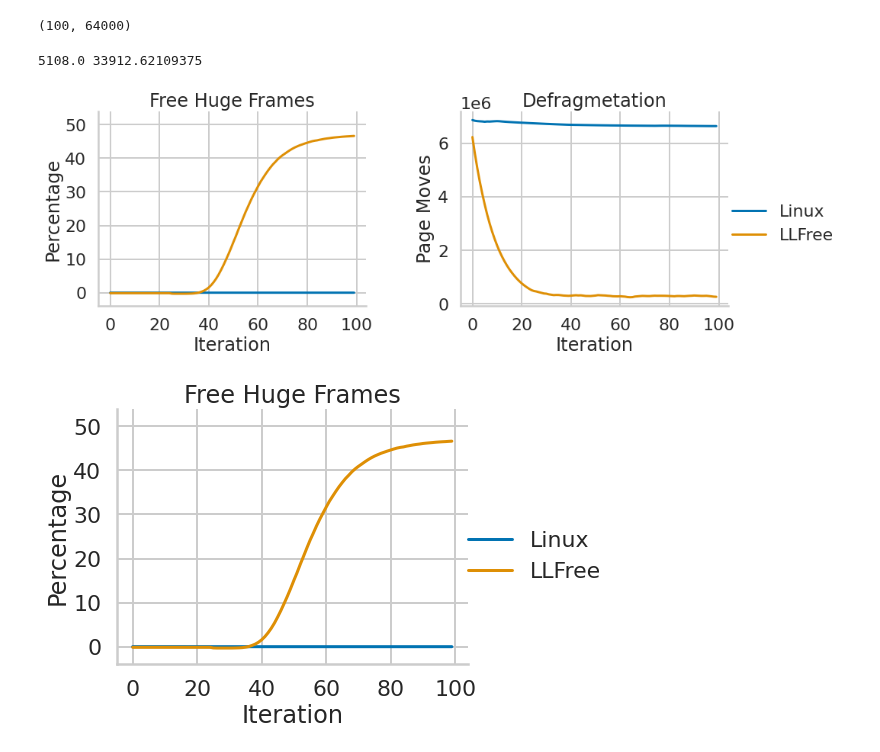
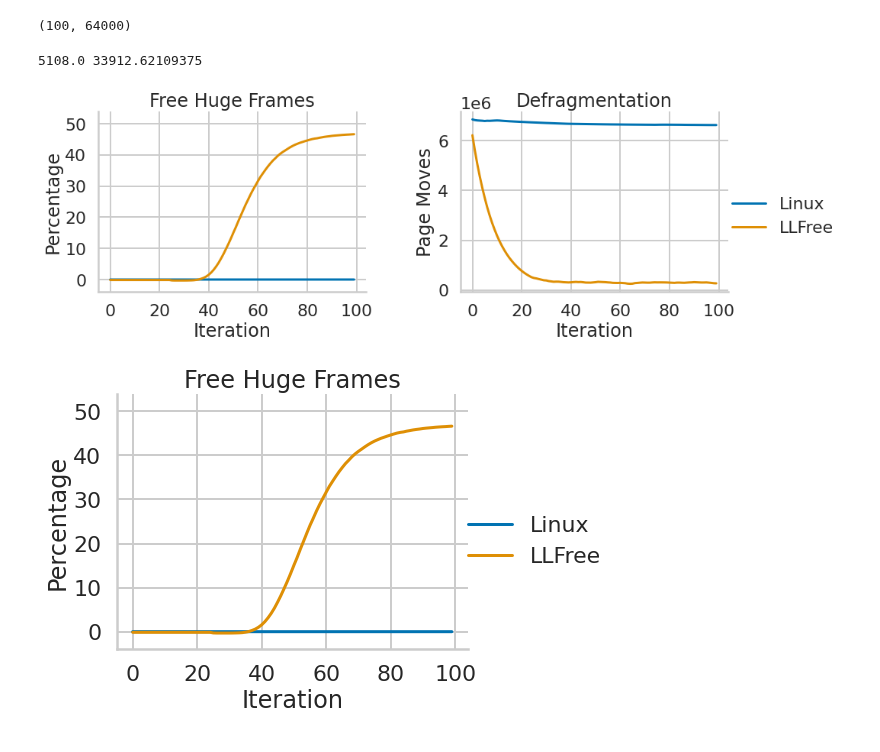
Before and after one commit to luhsra/llfree-bench, a Jupyter notebook: frag.ipynb, the cells around one changed output. Cells and saved outputs as stored; diff of their text form; code cells hidden in the pictures.

```diff
--- a/frag.ipynb
+++ b/frag.ipynb
@@ -204,36 +204,36 @@ huge["count"] /= (possible - initial) / 50 # normalize
 bdata = buddy_copies.copy()
 bdata.columns = ["Linux"]
 bdata["iter"] = bdata.index
 ldata = nvalloc_copies.copy()
 ldata.columns = ["LLFree"]
 ldata["iter"] = ldata.index
 
 move = pd.concat([bdata, ldata])
 move = move.melt(["iter"], value_vars=["Linux", "LLFree"],
                  value_name="count", var_name="alloc")
-move["type"] = "Defragmetation"
+move["type"] = "Defragmentation"
 
 # Combined
 data = pd.concat([huge, move])
 with sns.plotting_context("poster"):
     g = sns.FacetGrid(data, col="type", sharey=False, height=5.5, aspect=1.2)
     g.map_dataframe(sns.lineplot, x="iter", y="count", hue="alloc")
     g.set_titles(col_template="{col_name}")
     g.axes_dict["Free Huge Frames"].set(ylim=(-4, 54))
     g.set_xlabels("Iteration")
     g.set_ylabels("Percentage", clear_inner=False)
     g.set(xticks=[x * 20 for x in range(6)])
     g.set()
     g.add_legend()
     g.figure.subplots_adjust(wspace=0.35)
-    g.axes_dict["Defragmetation"].set(ylabel="Page Moves")
+    g.axes_dict["Defragmentation"].set(ylabel="Page Moves")
     g.axes_dict["Free Huge Frames"].set(yticks=[10 * x for x in range(6)])
     g.savefig("out/frag.pdf")
 
 save_dref("frag", ["type", "alloc", "iter"], data)
 # %% [output]
 5108.0 33912.62109375
-[figure, old version]
+[figure, new version]
 # %%
 # Combined
 with sns.plotting_context("poster"):
```
Also changed, not shown: 2 other files.
